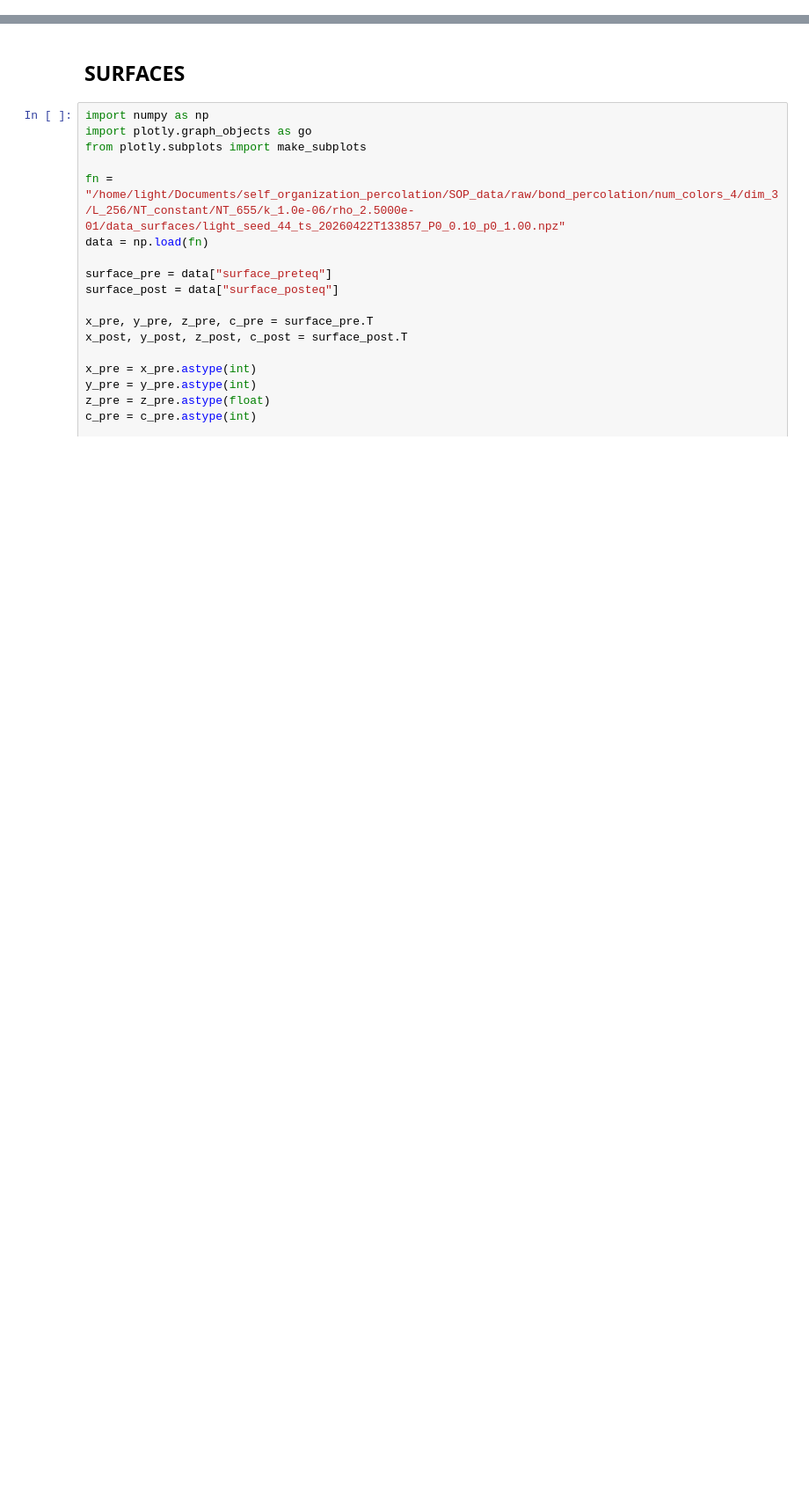
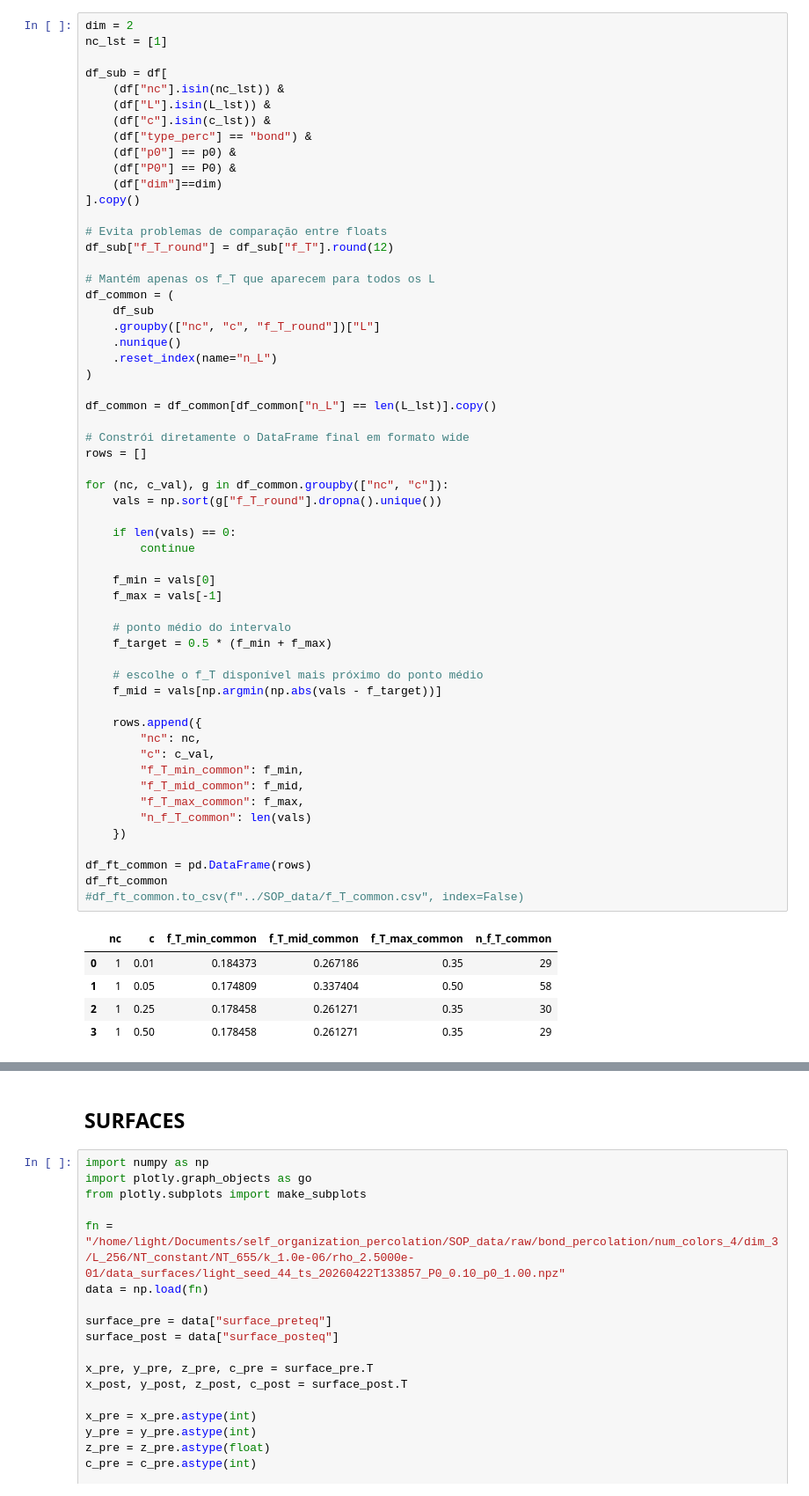
Before and after one commit to JuniorAlencar/self_organization_percolation, a Jupyter notebook: jupyter/Tests_Equilibration.ipynb, the cells around one changed output, grey strips where cells are left out. Shown at 88% size. Cells and saved outputs as stored; diff of their text form; blank space fills up the shorter version.

```diff
--- a/jupyter/Tests_Equilibration.ipynb
+++ b/jupyter/Tests_Equilibration.ipynb
@@ -68,0 +670,63 @@ plt.show()
+# %%
+dim = 2
+nc_lst = [1]
+
+df_sub = df[
+    (df["nc"].isin(nc_lst)) &
+    (df["L"].isin(L_lst)) &
+    (df["c"].isin(c_lst)) &
+    (df["type_perc"] == "bond") &
+    (df["p0"] == p0) &
+    (df["P0"] == P0) &
+    (df["dim"]==dim)
+].copy()
+
+# Evita problemas de comparação entre floats
+df_sub["f_T_round"] = df_sub["f_T"].round(12)
+
+# Mantém apenas os f_T que aparecem para todos os L
+df_common = (
+    df_sub
+    .groupby(["nc", "c", "f_T_round"])["L"]
+    .nunique()
+    .reset_index(name="n_L")
+)
+
+df_common = df_common[df_common["n_L"] == len(L_lst)].copy()
+
+# Constrói diretamente o DataFrame final em formato wide
+rows = []
+
+for (nc, c_val), g in df_common.groupby(["nc", "c"]):
+    vals = np.sort(g["f_T_round"].dropna().unique())
+
+    if len(vals) == 0:
+        continue
+
+    f_min = vals[0]
+    f_max = vals[-1]
+
+    # ponto médio do intervalo
+    f_target = 0.5 * (f_min + f_max)
+
+    # escolhe o f_T disponível mais próximo do ponto médio
+    f_mid = vals[np.argmin(np.abs(vals - f_target))]
+
+    rows.append({
+        "nc": nc,
+        "c": c_val,
+        "f_T_min_common": f_min,
+        "f_T_mid_common": f_mid,
+        "f_T_max_common": f_max,
+        "n_f_T_common": len(vals)
+    })
+
+df_ft_common = pd.DataFrame(rows)
+df_ft_common
+#df_ft_common.to_csv(f"../SOP_data/f_T_common.csv", index=False)
+# %% [output]
+|  | nc | c | f_T_min_common | f_T_mid_common | f_T_max_common | n_f_T_common |
+| 0 | 1 | 0.01 | 0.184373 | 0.267186 | 0.35 | 29 |
+| 1 | 1 | 0.05 | 0.174809 | 0.337404 | 0.50 | 58 |
+| 2 | 1 | 0.25 | 0.178458 | 0.261271 | 0.35 | 30 |
+| 3 | 1 | 0.50 | 0.178458 | 0.261271 | 0.35 | 29 |
```
Also changed, not shown: parts of 12 cells of this notebook, 19 other files.
